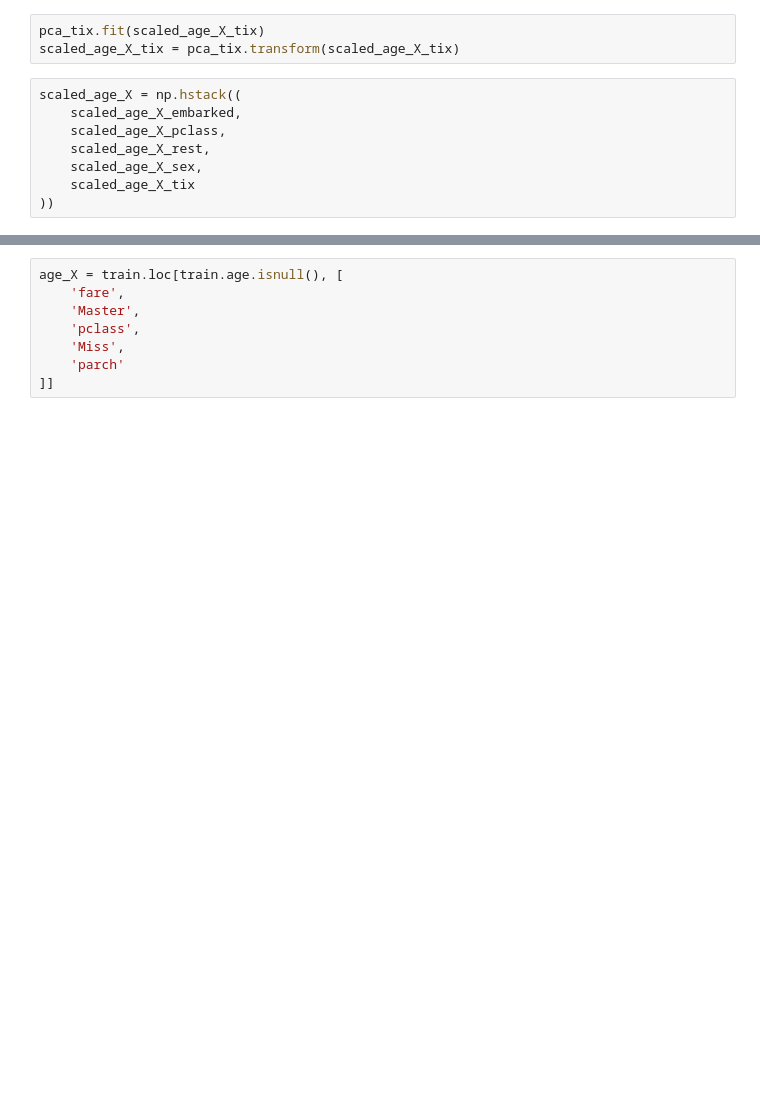
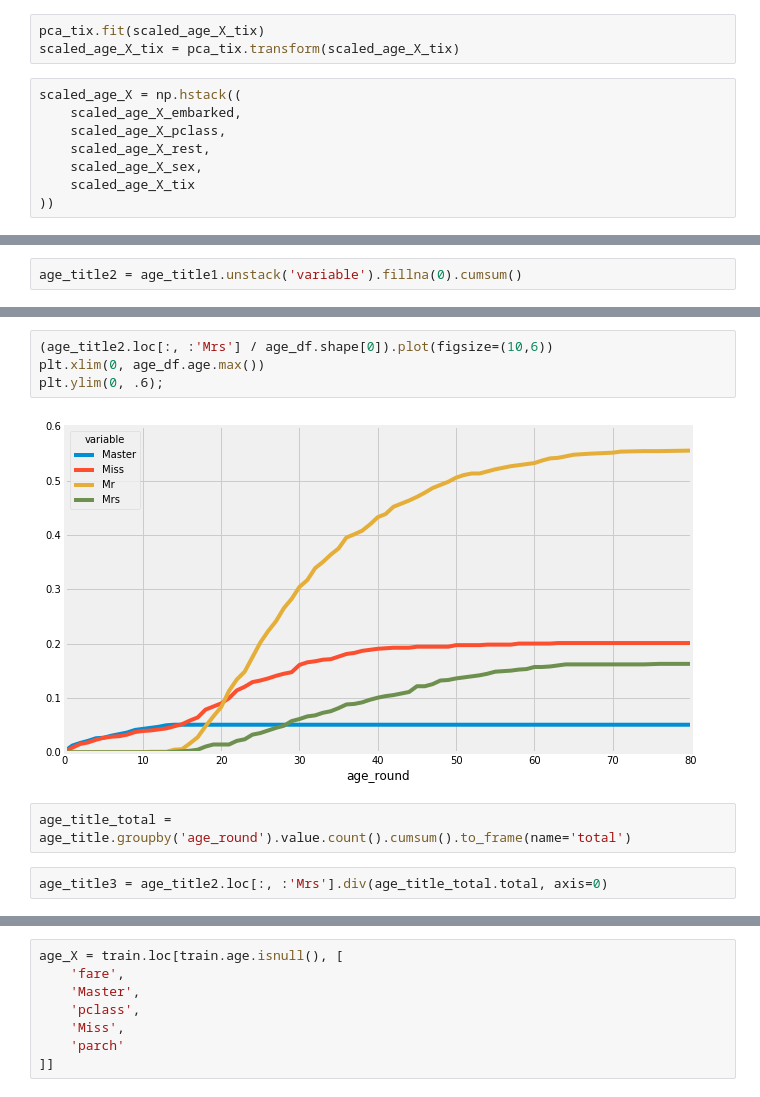
Before and after one commit to it176131/Titanic, a Jupyter notebook: Titanic.ipynb, the cells around one changed output, grey strips where cells are left out. Drawn from its saved outputs; the diff is of its cells as text; blank space fills up the shorter version.

```diff
--- a/Titanic.ipynb
+++ b/Titanic.ipynb
@@ -1614,0 +1652,2 @@ To do this I will try using entropy to maximize my information gain.
+# %%
+age_title2 = age_title1.unstack('variable').fillna(0).cumsum()
@@ -1614,0 +1667,10 @@ To do this I will try using entropy to maximize my information gain.
+# %%
+(age_title2.loc[:, :'Mrs'] / age_df.shape[0]).plot(figsize=(10,6))
+plt.xlim(0, age_df.age.max())
+plt.ylim(0, .6);
+# %% [output]
+[figure, added]
+# %%
+age_title_total = age_title.groupby('age_round').value.count().cumsum().to_frame(name='total')
+# %%
+age_title3 = age_title2.loc[:, :'Mrs'].div(age_title_total.total, axis=0)
```
Also changed, not shown: parts of 38 cells of this notebook.
